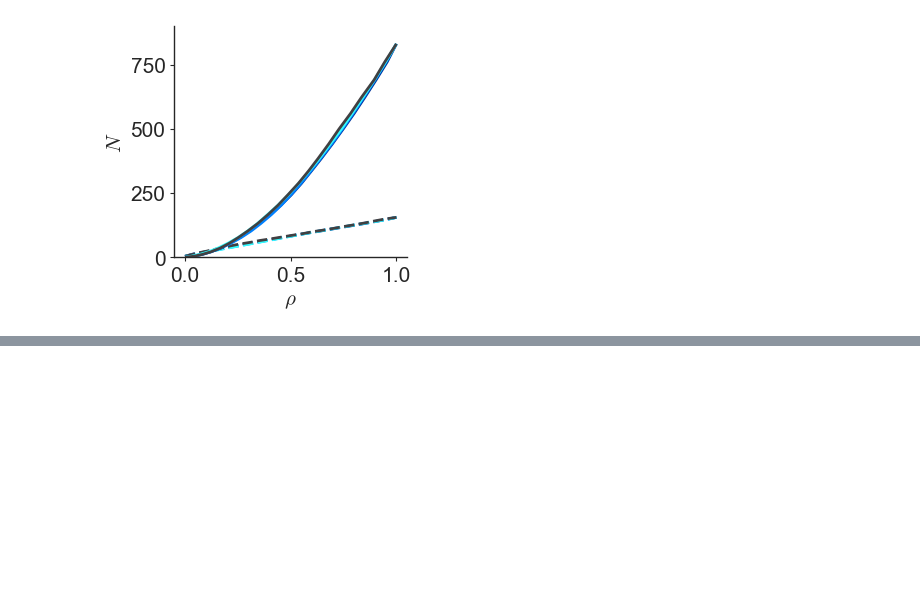
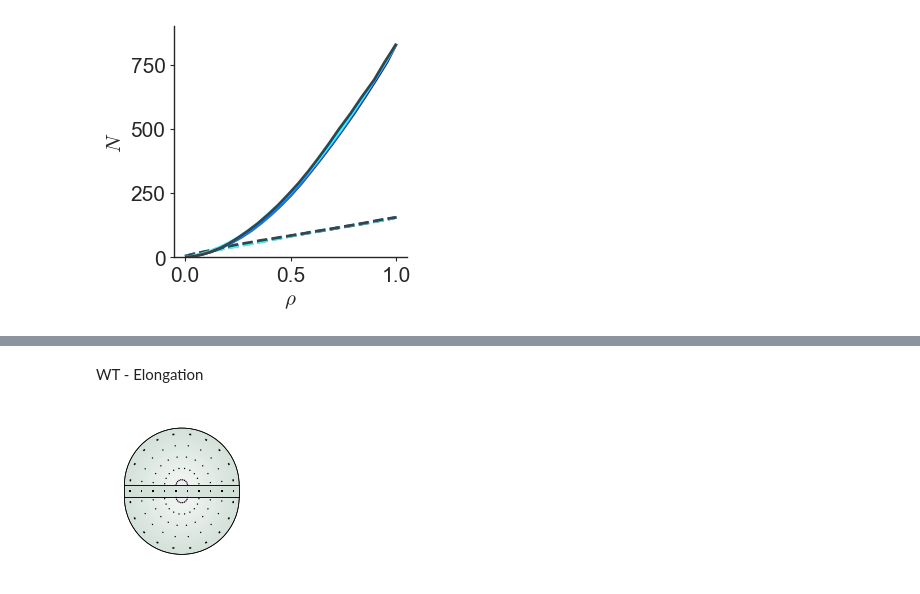
Before and after one commit to abhijeetkrishna/WDeversion_theory, a Jupyter notebook: Experiments/notebooks/visualize_lambdas.ipynb, the cells around one changed output, grey strips where cells are left out. Saved outputs shown, nothing was run; the diff lists cells and outputs as text; code cells hidden in the pictures; blank space fills up the shorter version.

```diff
--- a/Experiments/notebooks/visualize_lambdas.ipynb
+++ b/Experiments/notebooks/visualize_lambdas.ipynb
@@ -149,0 +510,18 @@ plt.savefig(dataout +'/' + genotype + '_rho_vs_N-noIncreaselimits.pdf',dpi = 600
+# %% [markdown]
+WT - Elongation
+# %%
+figsize = (8*cm_, 5*cm_)
+fig,ax = plt.subplots(figsize = figsize)
+
+ax = get_isotropic_subplot(ax, stage_init="wL3", stage_final="4hAPF", fit_lambdas_df=fit_lambdas_df_WT, DV_width = DV_width,
+                           boundary_lw=lw/2, add_cbar=False, fontsize=Medium_font_size, cmap = cmap_anisotropic, vmin = anisotropic_vmin, vmax = anisotropic_vmax,
+                           lambda_name = "lambda_Q_coeffs"
+                          )
+
+ax = get_nematic_subplot(ax, stage_init="wL3", stage_final="4hAPF", fit_lambdas_df=fit_lambdas_df_WT,
+                         lambda_name ="lambda_Q_coeffs", DV_width = DV_width,
+                         quiver_scale=quiver_scale, quiver_width=quiver_width,
+                           boundary_lw=lw/2)
+plt.savefig(dataout +'/' + "WT_circ_plot_elongation.pdf", bbox_inches = "tight")
+# %% [output]
+[figure, added]
```
Also changed, not shown: parts of 24 cells of this notebook.
